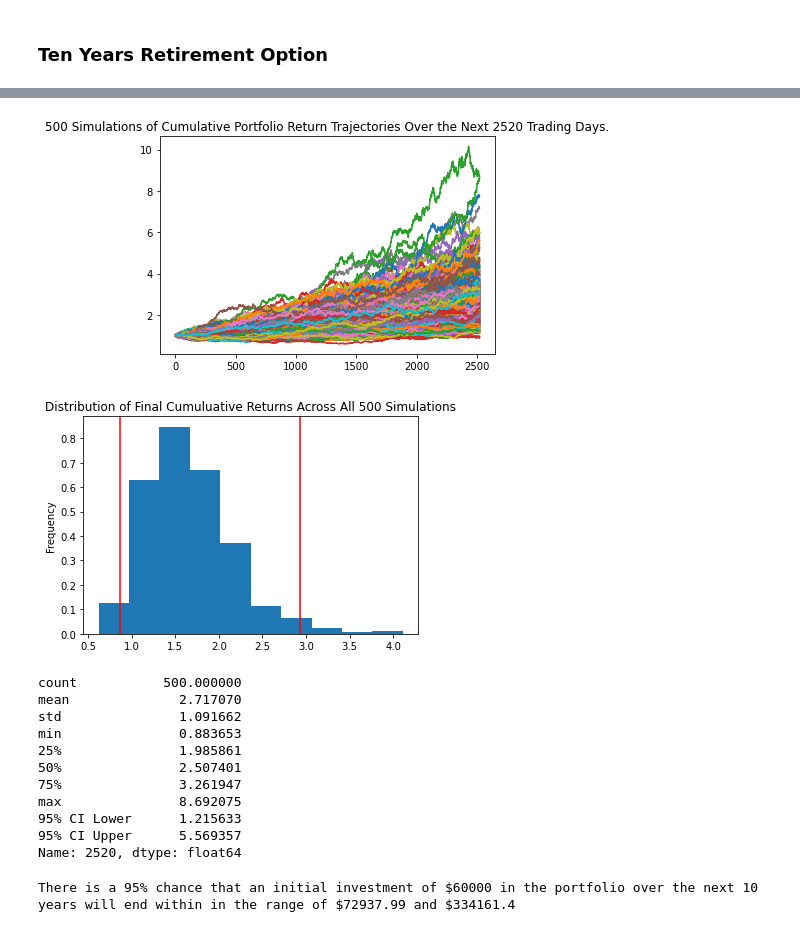
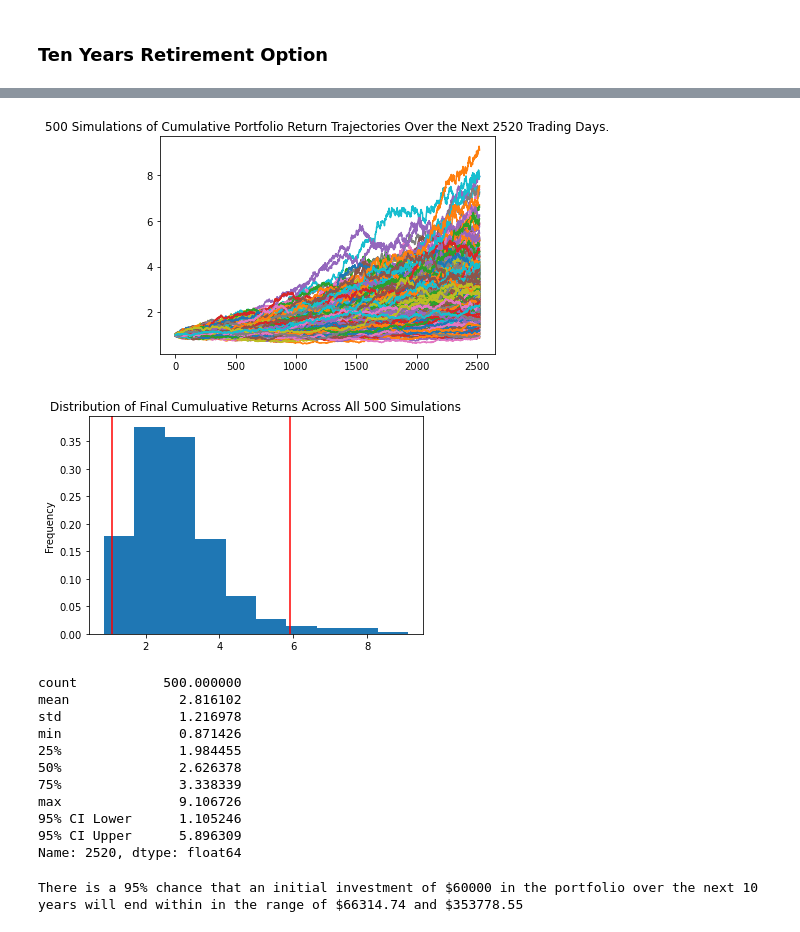
Before and after one commit to vjreddy2001/Financial-Planning-for-Credit-Unions, a Jupyter notebook: financial-planner.ipynb, the cells around one changed output, grey strips where cells are left out. Cells and saved outputs as stored; diff of their text form; code cells hidden in the pictures.

```diff
--- a/financial-planner.ipynb
+++ b/financial-planner.ipynb
@@ -307,8 +302,8 @@ Congratulations ! You have enough money in your emergency fund
 # %%
 # Set start and end dates of five years back from today.
 # Sample results may vary from the solution based on the time frame chosen
-start_date = pd.Timestamp('2016-06-07', tz='America/New_York').isoformat()
-end_date = pd.Timestamp('2021-06-07', tz='America/New_York').isoformat()
+start_date = pd.Timestamp('2016-05-01', tz='America/New_York').isoformat()
+end_date = pd.Timestamp('2021-05-01', tz='America/New_York').isoformat()
 # %%
 # Get 5 years' worth of historical data for SPY and AGG
 # (use a limit=1000 parameter to call the most recent 1000 days of data)
@@ -583,12 +588,12 @@ Running Monte Carlo simulation number 490.
 # Plot simulation outcomes
 line_plot_10years = MC_10years.plot_simulation()
 # %% [output]
-[figure, old version]
+[figure, new version]
 # %%
 # Plot probability distribution and confidence intervals
-dist_plot_10years = MC_5years.plot_distribution()
+dist_plot_10years = MC_10years.plot_distribution()
 # %% [output]
-[figure, old version]
+[figure, new version]
 # %%
 
 # Fetch summary statistics from the Monte Carlo simulation results
@@ -598,15 +603,15 @@ MC_10years_tbl = MC_10years.summarize_cumulative_return()
 print(MC_10years_tbl)
 # %% [output]
 count           500.000000
-mean              2.717070
-std               1.091662
-min               0.883653
-25%               1.985861
-50%               2.507401
-75%               3.261947
-max               8.692075
-95% CI Lower      1.215633
-95% CI Upper      5.569357
+mean              2.816102
+std               1.216978
+min               0.871426
+25%               1.984455
+50%               2.626378
+75%               3.338339
+max               9.106726
+95% CI Lower      1.105246
+95% CI Upper      5.896309
 Name: 2520, dtype: float64
 # %%
 # Set initial investment
@@ -621,4 +626,4 @@ print(f"There is a 95% chance that an initial investment of ${initial_investment
       f" over the next 10 years will end within in the range of"
       f" ${ci_lower_ten} and ${ci_upper_ten}")
 # %% [output]
-There is a 95% chance that an initial investment of $60000 in the portfolio over the next 10 years will end within in the range of $72937.99 and $334161.4
+There is a 95% chance that an initial investment of $60000 in the portfolio over the next 10 years will end within in the range of $66314.74 and $353778.55
```
Also changed, not shown: parts of 31 cells of this notebook.
